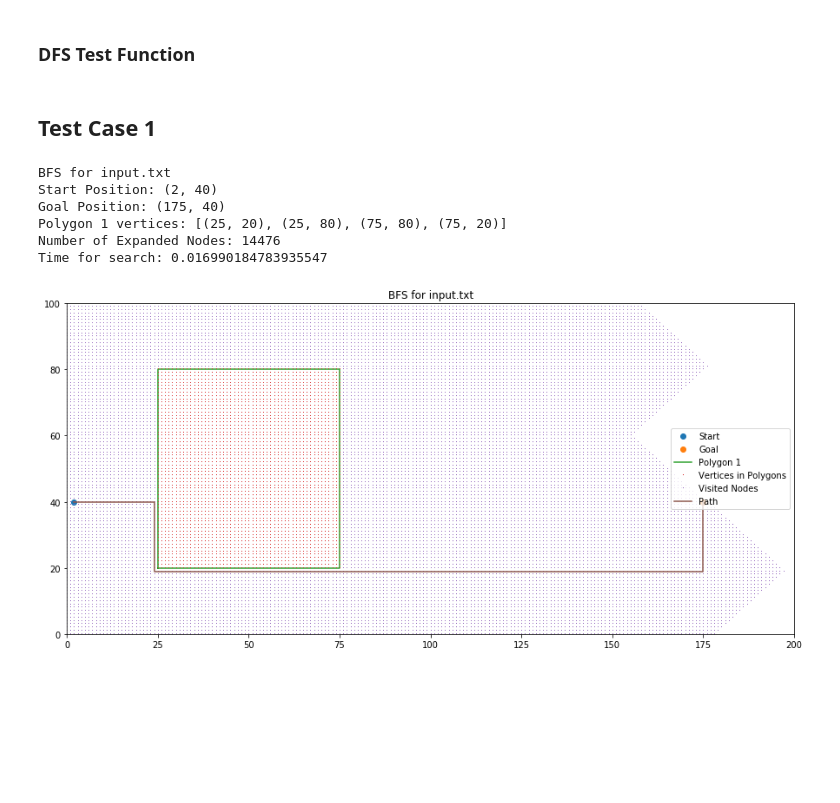
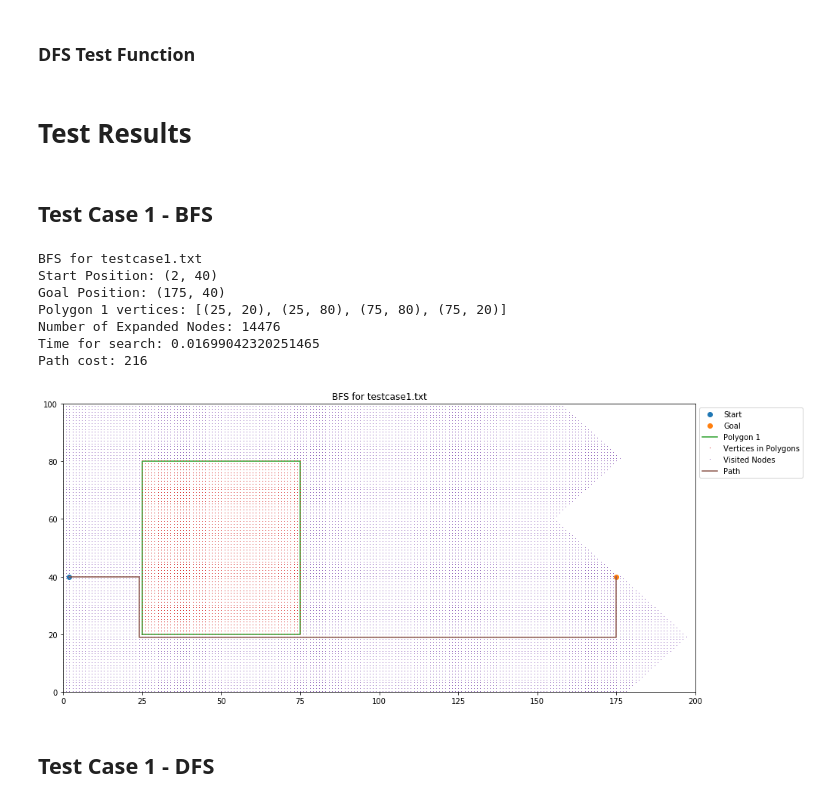
Before and after one commit to MikDionio/CS180MP1, a Jupyter notebook: CS180MP1.ipynb, the cells around one changed output. Cells and saved outputs as stored; diff of their text form; code cells hidden in the pictures; blank space fills up the shorter version.

Commit message:
start test cases and analysis

```diff
--- a/CS180MP1.ipynb
+++ b/CS180MP1.ipynb
@@ -264,6 +265,7 @@ def BFSTest(fileName):
 
     print("Time for search: " + str(end-start))
     path = getPathUninformed(S, G, map)
+    print("Path cost: " + str(len(path)))
 
     xPolygon = []
     yPolygon = []
@@ -283,7 +285,6 @@ def BFSTest(fileName):
     ax.plot(xPolygon,yPolygon, ',', label = "Vertices in Polygons")
     ax.plot(xVisited,yVisited, ',', label = "Visited Nodes")
 
-    #print(path)
     x = []
     y = []
     for p in path:
@@ -294,7 +295,7 @@ def BFSTest(fileName):
 
     ax.set_xlim(0,200)
     ax.set_ylim(0,100)
-    ax.legend()
+    ax.legend(bbox_to_anchor=(1, 1))
 # %% [markdown]
 <h3>DFS Test Function</h3>
 # %%
@@ -370,13 +373,18 @@ def DFSTest(fileName):
+# %% [markdown]
+<h1>Test Results</h1>
 # %% [markdown]
-<h2>Test Case 1</h2>
+<h2>Test Case 1 - BFS</h2>
 # %%
-BFSTest("input.txt")
+BFSTest("testcase1.txt")
 # %% [output]
-BFS for input.txt
+BFS for testcase1.txt
 Start Position: (2, 40)
 Goal Position: (175, 40)
 Polygon 1 vertices: [(25, 20), (25, 80), (75, 80), (75, 20)]
 Number of Expanded Nodes: 14476
-Time for search: 0.016990184783935547
+Time for search: 0.01699042320251465
+Path cost: 216
-[figure, old version]
+[figure, new version]
+# %% [markdown]
+<h2>Test Case 1 - DFS</h2>
 # %%
```
Also changed, not shown: parts of 16 cells of this notebook, 5 other files.
